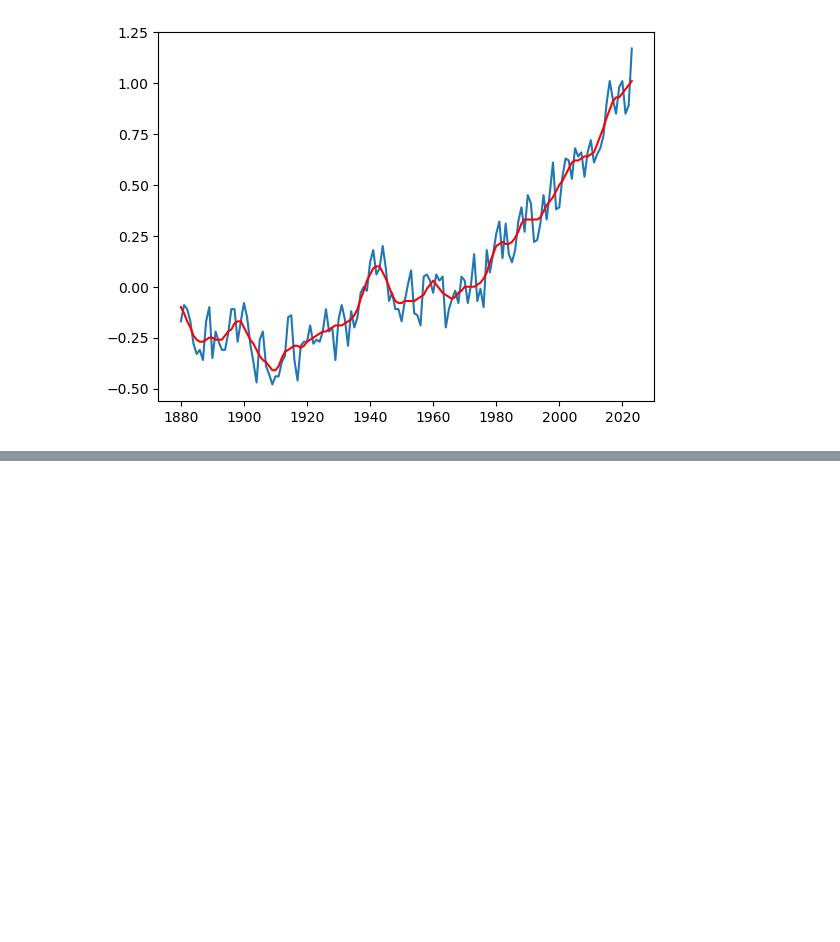
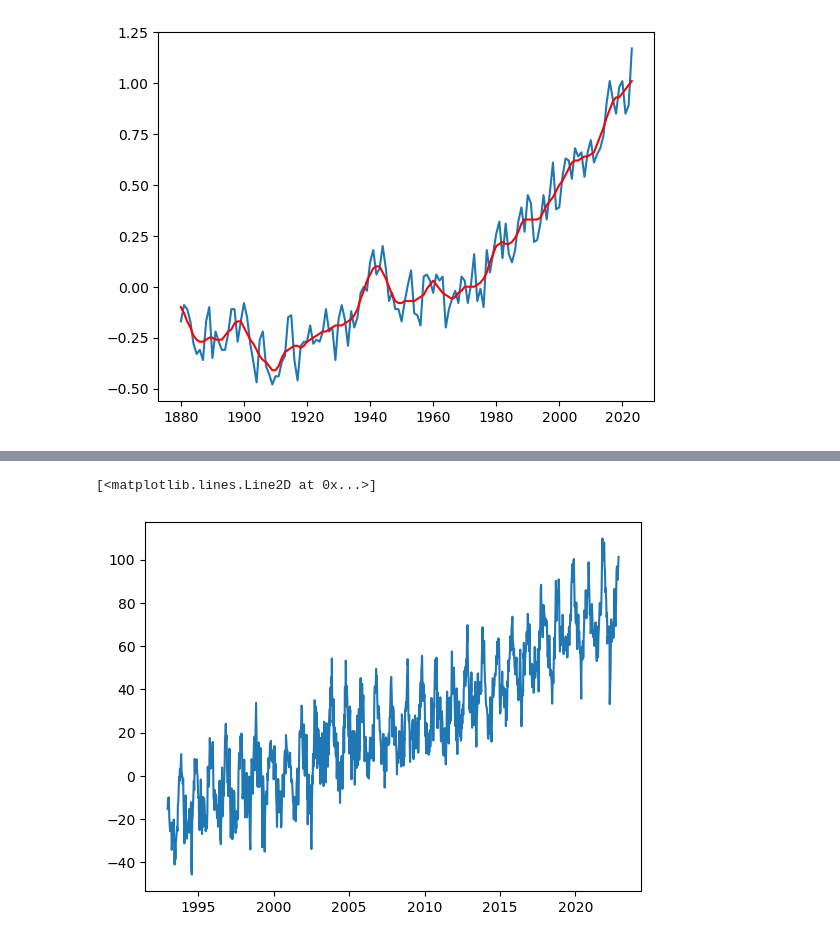
Before and after one commit to sourish33/ClimateChangeAnalysis, a Jupyter notebook: notebooks/analysis.ipynb, the cells around one changed output, grey strips where cells are left out. Drawn from its saved outputs; the diff is of its cells as text; code cells hidden in the pictures; blank space fills up the shorter version.

```diff
--- a/notebooks/analysis.ipynb
+++ b/notebooks/analysis.ipynb
@@ -198,0 +219,19 @@ df.to_csv("../ShinyClimate/data/LandOceanTemperatureIndex.csv")
+# %%
+df = pd.read_csv("../data/Change_in_Mean_Sea_Levels.csv")
+df = df.drop(columns=['ObjectId', 'Country', 'ISO2', 'ISO3',  'Unit', 'Source',
+       'CTS_Code', 'CTS_Name', 'CTS_Full_Descriptor'])
+df = df.rename(columns={"Measure": "Ocean"})
+df["Date"] = df["Date"].str[1:]
+df['Date'] = pd.to_datetime(df['Date'], format='%m/%d/%Y')
+
+# Extracting the year and day of the year
+df['Year'] = df['Date'].dt.year
+df['DayOfYear'] = df['Date'].dt.dayofyear
+
+# Calculating the decimal date
+df['Decimal_Date'] = df['Year'] + df['DayOfYear'] / pd.to_datetime(df['Year'].astype(str) + '-12-31').dt.dayofyear
+df = df[df['Indicator'] != "Change in mean sea level: Sea level: Trend"]
+
+# Drop unnecessary columns
+df = df.drop(['Year', 'DayOfYear', 'Indicator'], axis=1)
+df.to_csv("../ShinyClimate/data/Change_in_Mean_Sea_Levels.csv", index=False)
@@ -198,0 +247,7 @@ df.to_csv("../ShinyClimate/data/LandOceanTemperatureIndex.csv")
+# %%
+oceanName = "Atlantic Ocean"
+oc = df[df["Ocean"] == oceanName]
+plt.plot(oc["Decimal_Date"], oc["Value"])
+# %% [output]
+[<matplotlib.lines.Line2D at 0x...>]
+[figure, added]
```
Also changed, not shown: parts of 8 cells of this notebook, 21 other files.
